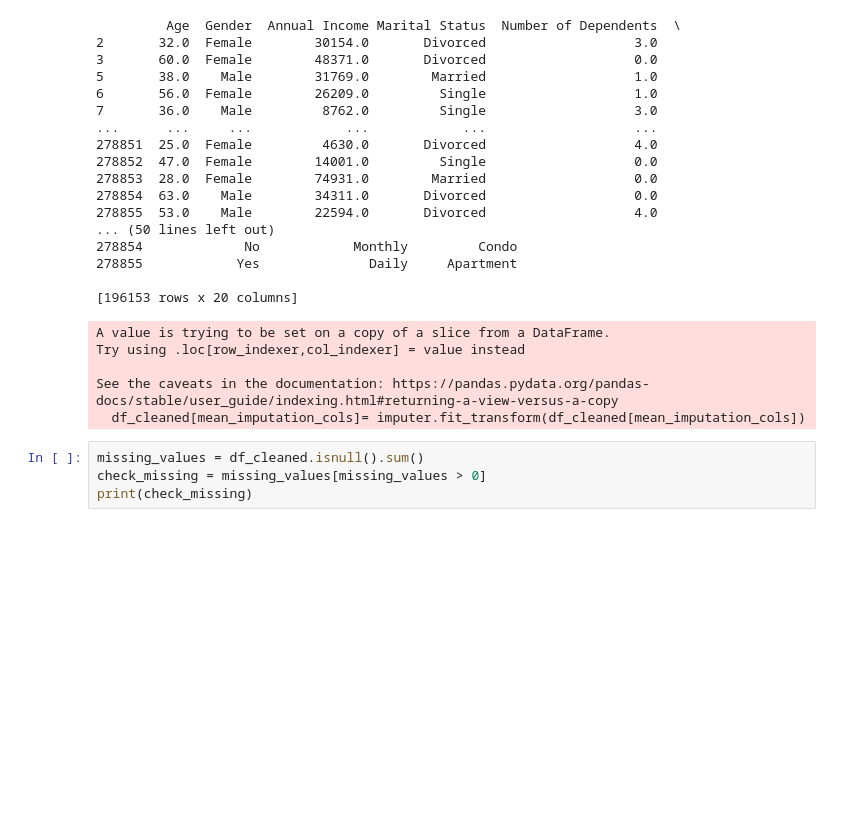
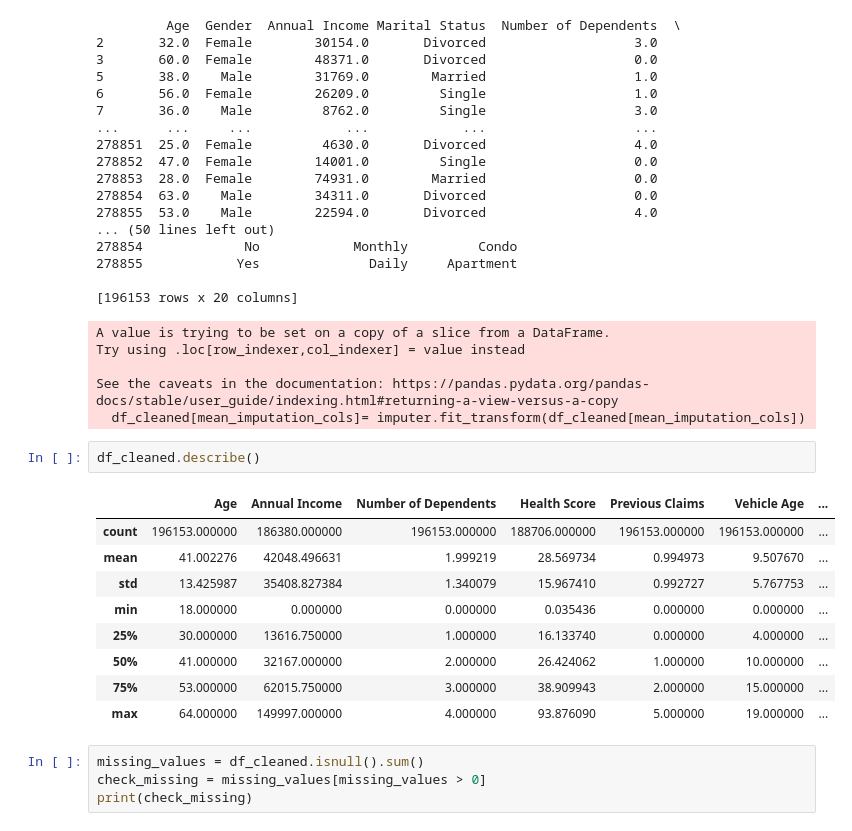
Before and after one commit to anmolmunnolli/insurance, a Jupyter notebook: version1.ipynb, the cells around one changed output. Cells and saved outputs as stored; diff of their text form; blank space fills up the shorter version.

```diff
--- a/version1.ipynb
+++ b/version1.ipynb
@@ -127,6 +151,18 @@ Try using .loc[row_indexer,col_indexer] = value instead
 
 See the caveats in the documentation: https://pandas.pydata.org/pandas-docs/stable/user_guide/indexing.html#returning-a-view-versus-a-copy
   df_cleaned[mean_imputation_cols]= imputer.fit_transform(df_cleaned[mean_imputation_cols])
+# %%
+df_cleaned.describe()
+# %% [output]
+|  | Age | Annual Income | Number of Dependents | Health Score | Previous Claims | Vehicle Age | ... |
+| count | 196153.000000 | 186380.000000 | 196153.000000 | 188706.000000 | 196153.000000 | 196153.000000 | ... |
+| mean | 41.002276 | 42048.496631 | 1.999219 | 28.569734 | 0.994973 | 9.507670 | ... |
+| std | 13.425987 | 35408.827384 | 1.340079 | 15.967410 | 0.992727 | 5.767753 | ... |
+| min | 18.000000 | 0.000000 | 0.000000 | 0.035436 | 0.000000 | 0.000000 | ... |
+| 25% | 30.000000 | 13616.750000 | 1.000000 | 16.133740 | 0.000000 | 4.000000 | ... |
+| 50% | 41.000000 | 32167.000000 | 2.000000 | 26.424062 | 1.000000 | 10.000000 | ... |
+| 75% | 53.000000 | 62015.750000 | 3.000000 | 38.909943 | 2.000000 | 15.000000 | ... |
+| max | 64.000000 | 149997.000000 | 4.000000 | 93.876090 | 5.000000 | 19.000000 | ... |
 # %%
 missing_values = df_cleaned.isnull().sum()
 check_missing = missing_values[missing_values > 0]
```
Also changed, not shown: parts of 10 cells of this notebook.
